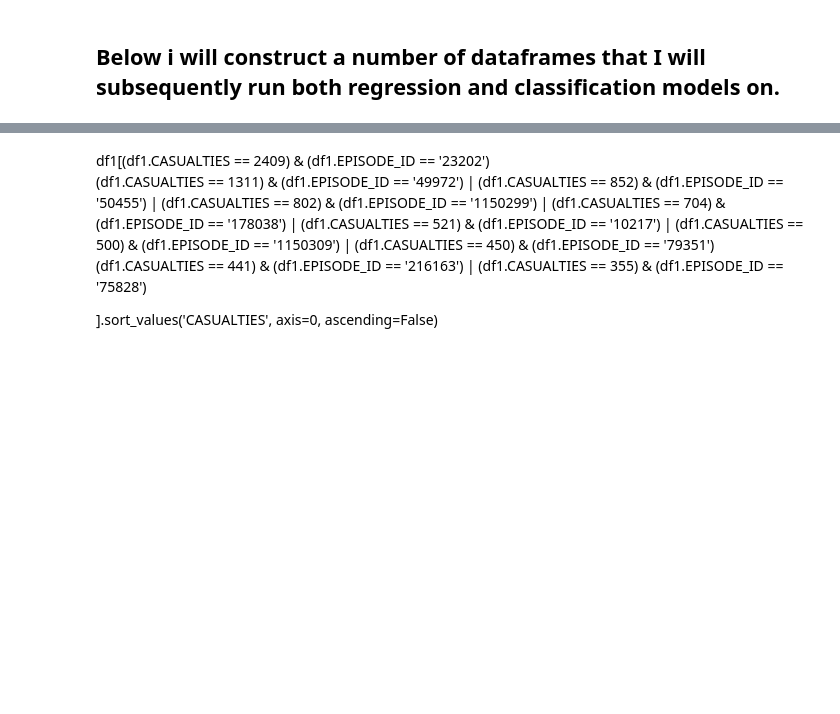
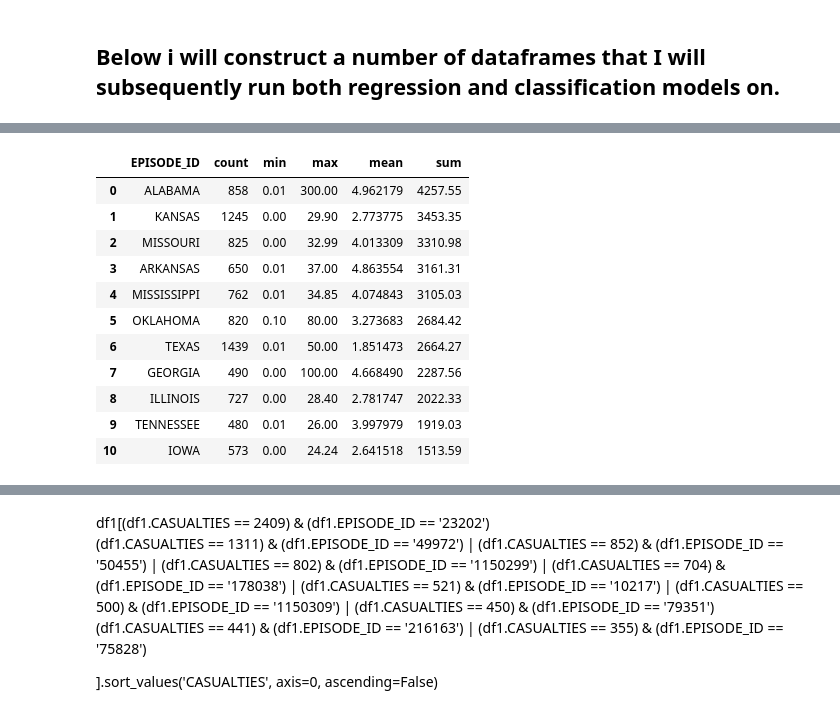
Before and after one commit to JayMichChi/JM_Capstone, a Jupyter notebook: Part 3 Capstone/Part 3 Dataframes Gotta Start Somewhere .ipynb, the cells around one changed output, grey strips where cells are left out. Cells and saved outputs as stored; diff of their text form; code cells hidden in the pictures; blank space fills up the shorter version.

```diff
--- a/Part 3 Capstone/Part 3 Dataframes Gotta Start Somewhere .ipynb
+++ b/Part 3 Capstone/Part 3 Dataframes Gotta Start Somewhere .ipynb
@@ -71,0 +64,17 @@ a.head(15)
+# %%
+#1 Most Combined Damage: CALIFORNIA	2006	January	Flood
+CD1 = df1.groupby('EPISODE_ID').COMBINED_DAMAGE.agg(['count','min', 'max', 'mean', 'sum']).sort_values('sum', axis=0, ascending=False).reset_index().head(11)
+CD1
+# %% [output]
+|  | EPISODE_ID | count | min | max | mean | sum |
+| 0 | ALABAMA | 858 | 0.01 | 300.00 | 4.962179 | 4257.55 |
+| 1 | KANSAS | 1245 | 0.00 | 29.90 | 2.773775 | 3453.35 |
+| 2 | MISSOURI | 825 | 0.00 | 32.99 | 4.013309 | 3310.98 |
+| 3 | ARKANSAS | 650 | 0.01 | 37.00 | 4.863554 | 3161.31 |
+| 4 | MISSISSIPPI | 762 | 0.01 | 34.85 | 4.074843 | 3105.03 |
+| 5 | OKLAHOMA | 820 | 0.10 | 80.00 | 3.273683 | 2684.42 |
+| 6 | TEXAS | 1439 | 0.01 | 50.00 | 1.851473 | 2664.27 |
+| 7 | GEORGIA | 490 | 0.00 | 100.00 | 4.668490 | 2287.56 |
+| 8 | ILLINOIS | 727 | 0.00 | 28.40 | 2.781747 | 2022.33 |
+| 9 | TENNESSEE | 480 | 0.01 | 26.00 | 3.997979 | 1919.03 |
+| 10 | IOWA | 573 | 0.00 | 24.24 | 2.641518 | 1513.59 |
```
Also changed, not shown: parts of 29 cells of this notebook, 2 other files.
